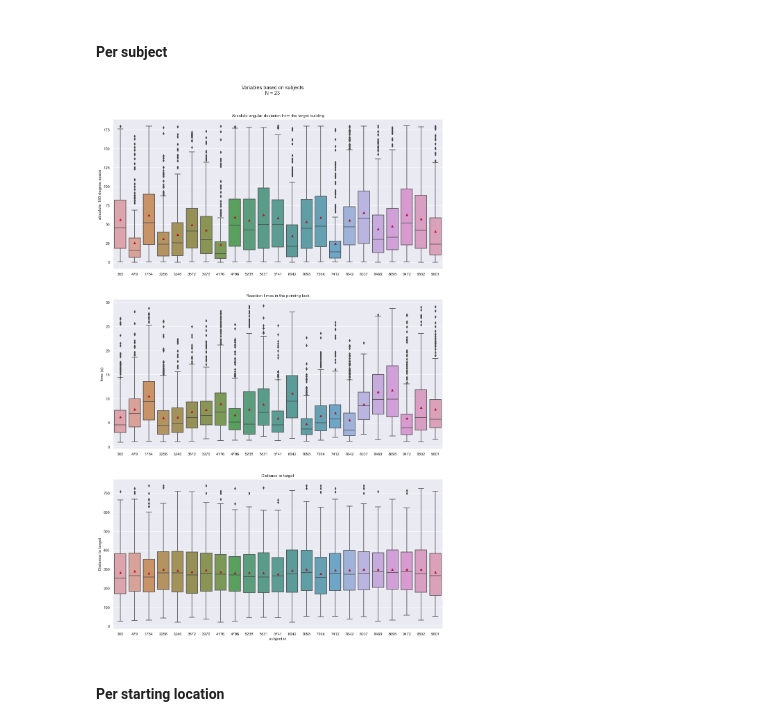
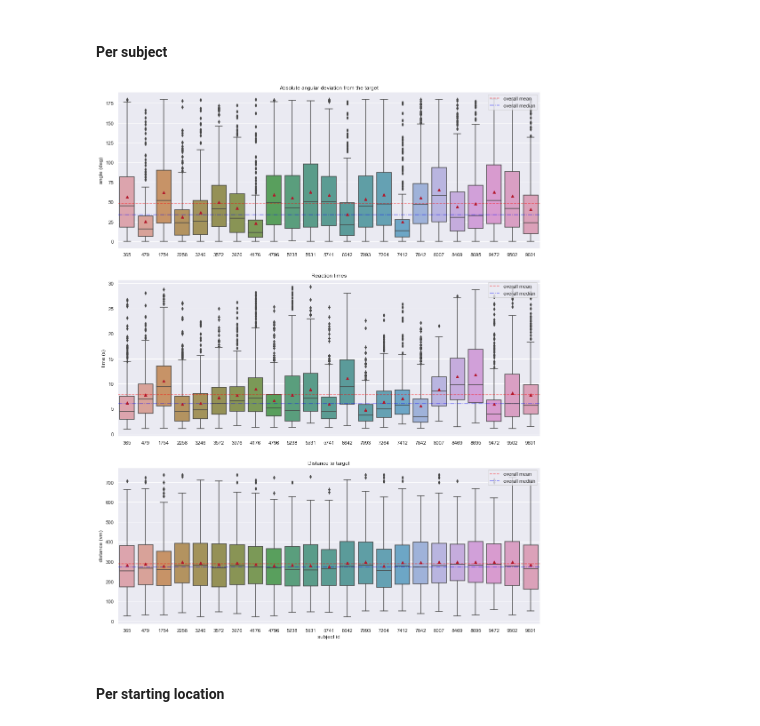
Before and after one commit to nora-maleki/humanA-pointing-task-analysis, a Jupyter notebook: analyses/01_main/02_descriptives.ipynb, the cells around one changed output. Drawn from its saved outputs; the diff is of its cells as text; code cells hidden in the pictures.

```diff
--- a/analyses/01_main/02_descriptives.ipynb
+++ b/analyses/01_main/02_descriptives.ipynb
@@ -360,46 +474,53 @@ plt.show()
 # %% [markdown]
 #### Per subject
 # %%
-_, axes = plt.subplots(nrows=3, ncols=1, figsize=(17,27))
+_, axes = plt.subplots(nrows=3, ncols=1, figsize=(17,22))
 
 sns.boxplot(
     data=df_cleaned,
     x='subject_id',
     y='absolute_180_angles',
     orient='v',
     saturation=.5,
     showmeans = True,
     ax=axes[0]
-).set(ylabel='absolute 180 degree space', xlabel='', title='Absolute angular deviation from the target building')
-
+).set(ylabel='angle (deg)', xlabel='', title='Absolute angular deviation from the target')
+axes[0].axhline(y=np.mean(df_cleaned.absolute_180_angles), color='r', ls='--', alpha=.5, label='overall mean')
+axes[0].axhline(y=np.median(df_cleaned.absolute_180_angles), color='b', ls='-.', alpha=.5, label='overall median')
+axes[0].legend(loc='upper right')
 
 sns.boxplot(
     data=df_cleaned,
     x='subject_id',
     y='RT',
     orient='v',
     saturation=.5,
     showmeans = True,
     ax=axes[1]
-).set(xlabel='', ylabel='time (s)', title='Reaction times in the pointing task')
-
+).set(xlabel='', ylabel='time (s)', title='Reaction times')
+axes[1].axhline(y=np.mean(df_cleaned.RT), color='r', ls='--', alpha=.5, label='overall mean')
+axes[1].axhline(y=np.median(df_cleaned.RT), color='b', ls='-.', alpha=.5, label='overall median')
+axes[1].legend(loc='upper right')
 
 sns.boxplot(
     data=df_cleaned,
     x='subject_id',
     y='distance_to_target',
     orient='v',
     saturation=.5,
     showmeans = True,
     ax=axes[2]
-).set(title='Distance to target' , xlabel='subject id', ylabel='Distance to target')
+).set(title='Distance to target' , xlabel='subject id', ylabel='distance (vm)')
+axes[2].axhline(y=np.mean(df_cleaned.distance_to_target), color='r', ls='--', alpha=.5, label='overall mean')
+axes[2].axhline(y=np.median(df_cleaned.distance_to_target), color='b', ls='-.', alpha=.5, label='overall median')
+axes[2].legend(loc='upper right')
 
-plt.suptitle(t=f'Variables based on subjects\nN = {N}', y=.93)
-plt.savefig(f'{PLOT_PATH}/angle_RT_distance_by_subject_{N}.png', bbox_inches='tight', dpi=90)
+# plt.suptitle(t=f'Variables based on subjects\nN = {N}', y=.93)
+plt.savefig(f'{PLOT_PATH}/ard_by_subject_{N}.png', bbox_inches='tight', dpi=90)
 
 plt.show()
 # %% [output]
-[figure, old version]
+[figure, new version]
 # %% [markdown]
 #### Per starting location
 # %%
```
Also changed, not shown: parts of 13 cells of this notebook.
